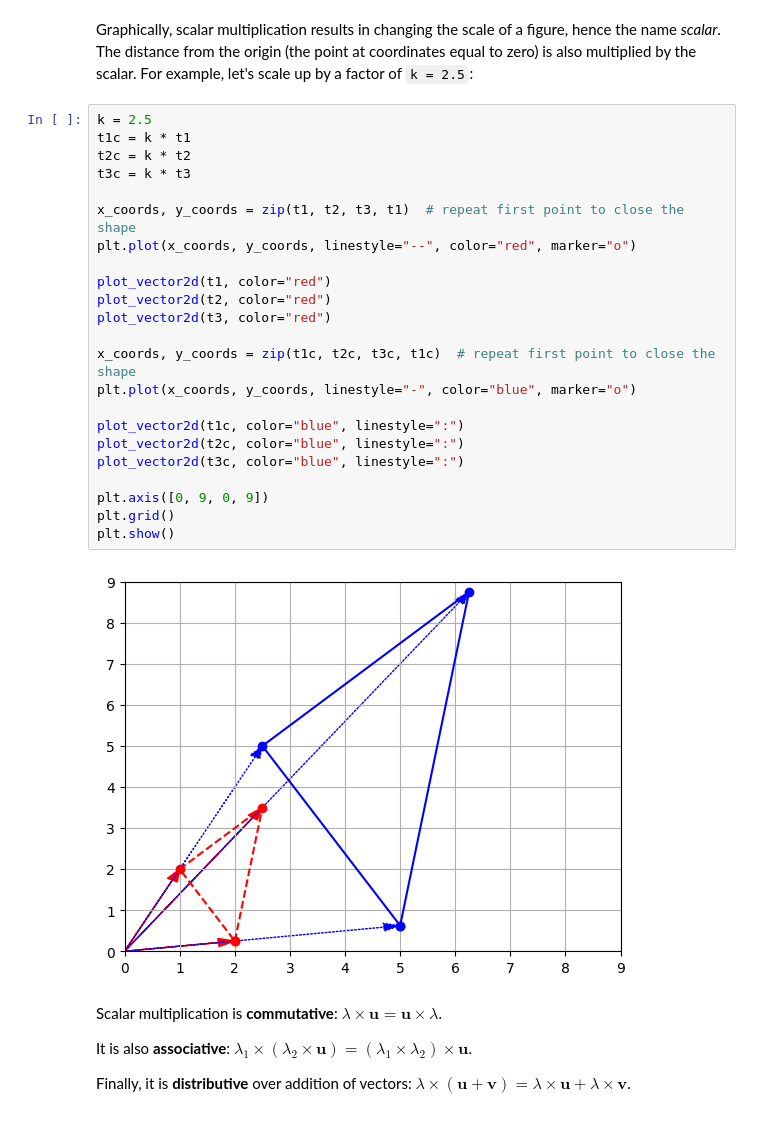
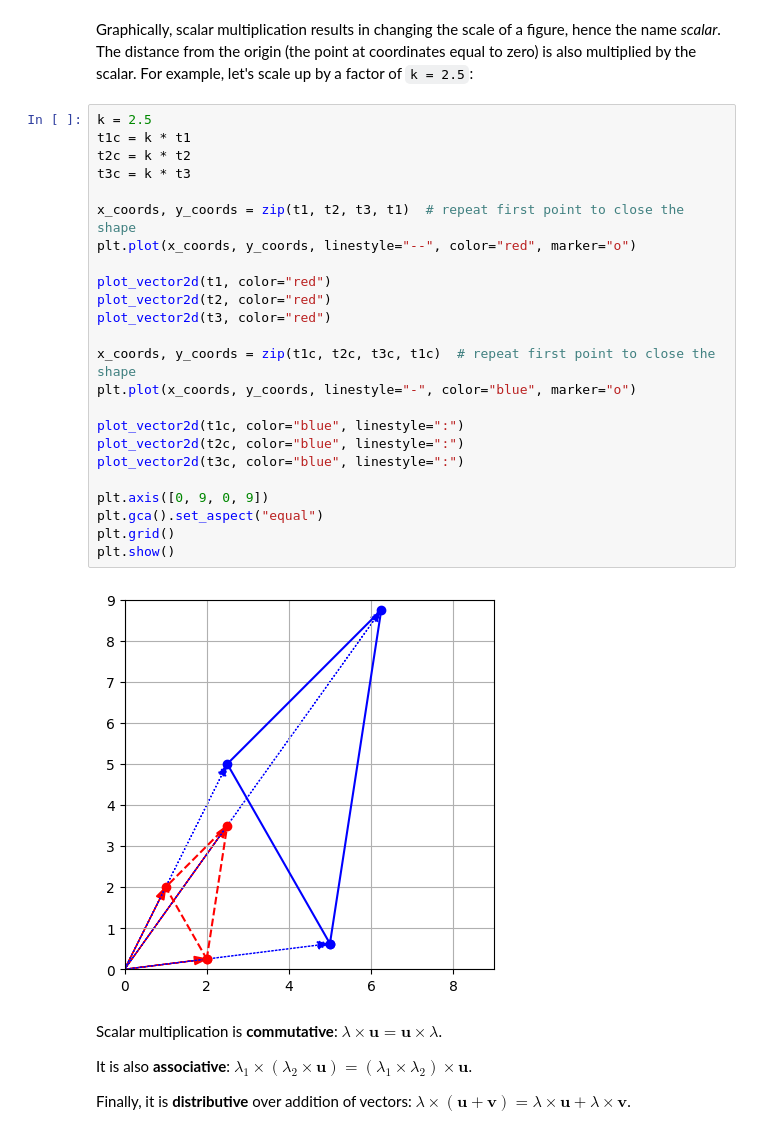
Before and after one commit to ancilcleetus/My-Learning-Journey-in-AI, a Jupyter notebook: Maths/Linear_Algebra.ipynb, the cells around one changed output. Cells and saved outputs as stored; diff of their text form.

```diff
--- a/Maths/Linear_Algebra.ipynb
+++ b/Maths/Linear_Algebra.ipynb
@@ -293,28 +299,29 @@ Graphically, scalar multiplication results in changing the scale of a figure, he
 # %%
 k = 2.5
 t1c = k * t1
 t2c = k * t2
 t3c = k * t3
 
 x_coords, y_coords = zip(t1, t2, t3, t1)  # repeat first point to close the shape
 plt.plot(x_coords, y_coords, linestyle="--", color="red", marker="o")
 
 plot_vector2d(t1, color="red")
 plot_vector2d(t2, color="red")
 plot_vector2d(t3, color="red")
 
 x_coords, y_coords = zip(t1c, t2c, t3c, t1c)  # repeat first point to close the shape
 plt.plot(x_coords, y_coords, linestyle="-", color="blue", marker="o")
 
 plot_vector2d(t1c, color="blue", linestyle=":")
 plot_vector2d(t2c, color="blue", linestyle=":")
 plot_vector2d(t3c, color="blue", linestyle=":")
 
 plt.axis([0, 9, 0, 9])
+plt.gca().set_aspect("equal")
 plt.grid()
 plt.show()
 # %% [output]
-[figure, old version]
+[figure, new version]
 # %% [markdown]
 Scalar multiplication is **commutative**: $\lambda \times \textbf{u} = \textbf{u} \times \lambda$.
 
```
Also changed, not shown: parts of 7 cells of this notebook.
